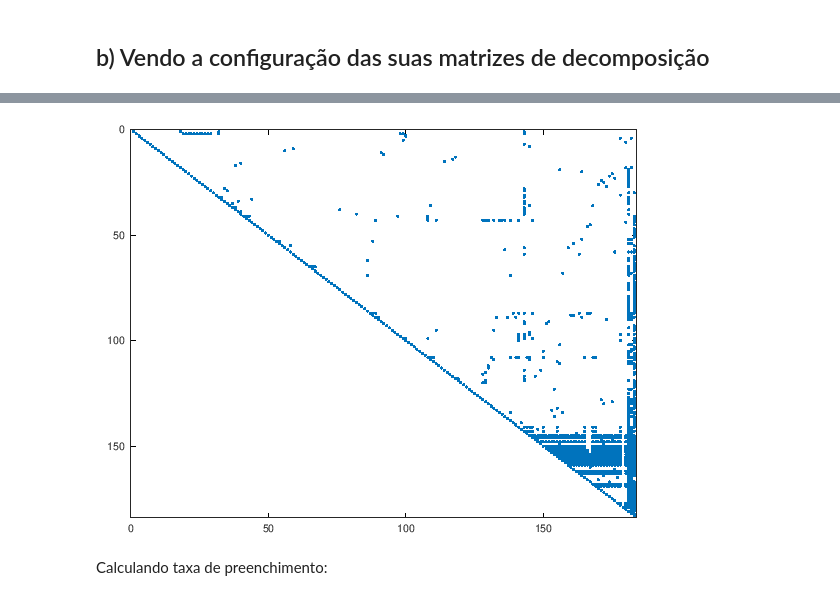
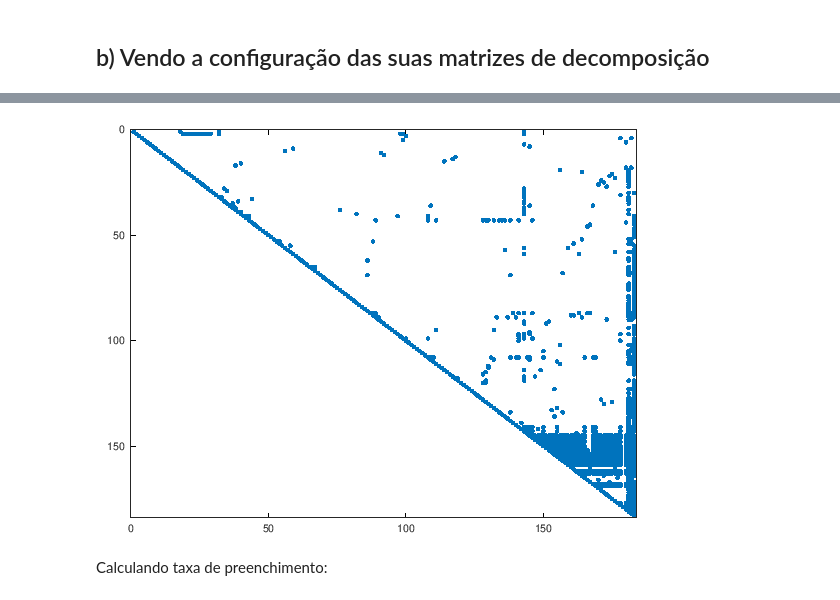
Before and after one commit to Henriquelay/an1-trab1, a Jupyter notebook: Questao2.ipynb, the cells around one changed output, grey strips where cells are left out. Saved outputs shown, nothing was run; the diff lists cells and outputs as text; code cells hidden in the pictures.

```diff
--- a/Questao2.ipynb
+++ b/Questao2.ipynb
@@ -31,7 +32,7 @@ spy(fs183L)
 # %%
-spy(fs183U)
+spy(fs183U, 10, ".")
 # %% [output]
-[figure, old version]
+[figure, new version]
 # %% [markdown]
 Calculando taxa de preenchimento:
 # %%
```
Also changed, not shown: parts of 16 cells of this notebook.
